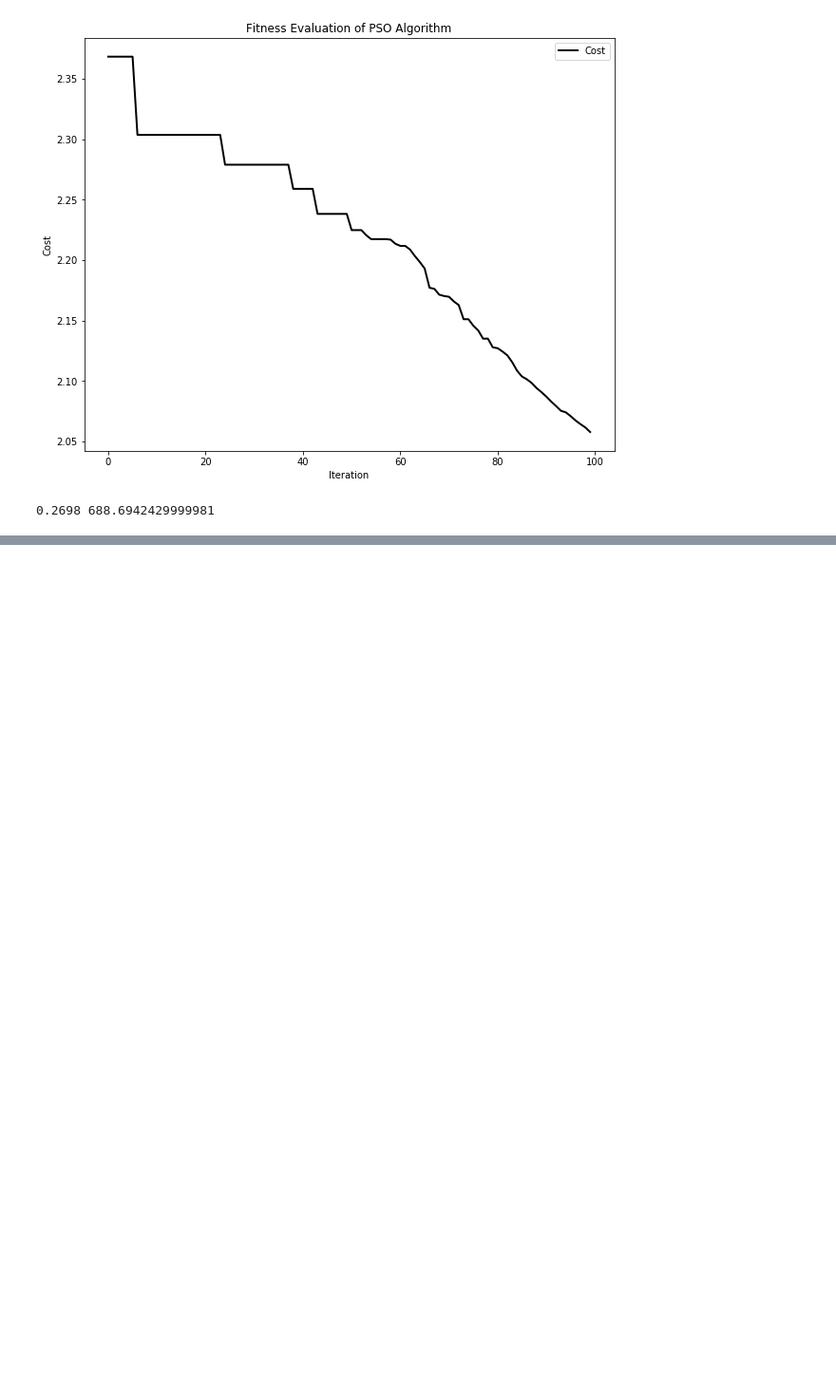
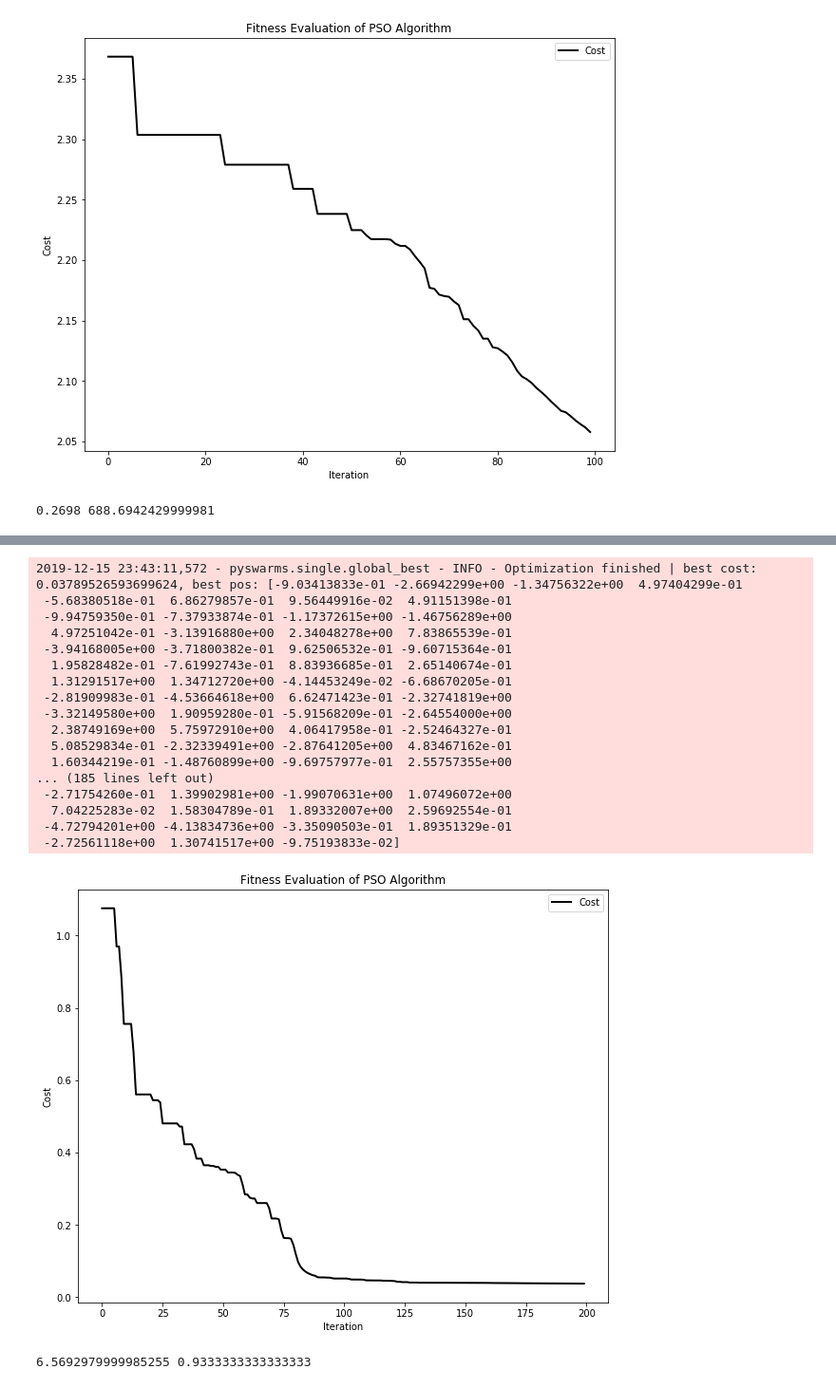
Before and after one commit to DanielleSpitzig/Machine-Learning-Project, a Jupyter notebook: CS680_Project.ipynb, the cells around one changed output, grey strips where cells are left out. Shown at 95% size. Saved outputs shown, nothing was run; the diff lists cells and outputs as text; code cells hidden in the pictures; blank space fills up the shorter version.

```diff
--- a/CS680_Project.ipynb
+++ b/CS680_Project.ipynb
@@ -714,0 +750,3 @@ print(mnist_PSO_acc, mnist_PSO_time)
+# %%
+iris_PSO_time, iris_PSO_acc = DeepNN(X_train, X_test, Ytrain, Ytest, classes, hidden, opt = 'PSO', max_iter = 200, pop = 50, bound = (-1, 1))
+# %% [output]
@@ -714,0 +756,22 @@ print(mnist_PSO_acc, mnist_PSO_time)
+2019-12-15 23:43:11,572 - pyswarms.single.global_best - INFO - Optimization finished | best cost: 0.03789526593699624, best pos: [-9.03413833e-01 -2.66942299e+00 -1.34756322e+00  4.97404299e-01
+ -5.68380518e-01  6.86279857e-01  9.56449916e-02  4.91151398e-01
+ -9.94759350e-01 -7.37933874e-01 -1.17372615e+00 -1.46756289e+00
+  4.97251042e-01 -3.13916880e+00  2.34048278e+00  7.83865539e-01
+ -3.94168005e+00 -3.71800382e-01  9.62506532e-01 -9.60715364e-01
+  1.95828482e-01 -7.61992743e-01  8.83936685e-01  2.65140674e-01
+  1.31291517e+00  1.34712720e+00 -4.14453249e-02 -6.68670205e-01
+ -2.81909983e-01 -4.53664618e+00  6.62471423e-01 -2.32741819e+00
+ -3.32149580e+00  1.90959280e-01 -5.91568209e-01 -2.64554000e+00
+  2.38749169e+00  5.75972910e+00  4.06417958e-01 -2.52464327e-01
+  5.08529834e-01 -2.32339491e+00 -2.87641205e+00  4.83467162e-01
+  1.60344219e-01 -1.48760899e+00 -9.69757977e-01  2.55757355e+00
+... (185 lines left out)
+ -2.71754260e-01  1.39902981e+00 -1.99070631e+00  1.07496072e+00
+  7.04225283e-02  1.58304789e-01  1.89332007e+00  2.59692554e-01
+ -4.72794201e+00 -4.13834736e+00 -3.35090503e-01  1.89351329e-01
+ -2.72561118e+00  1.30741517e+00 -9.75193833e-02]
+[figure, added]
+# %%
+print(iris_PSO_time, iris_PSO_acc)
+# %% [output]
+6.5692979999985255 0.9333333333333333
```
Also changed, not shown: parts of 4 cells of this notebook.
